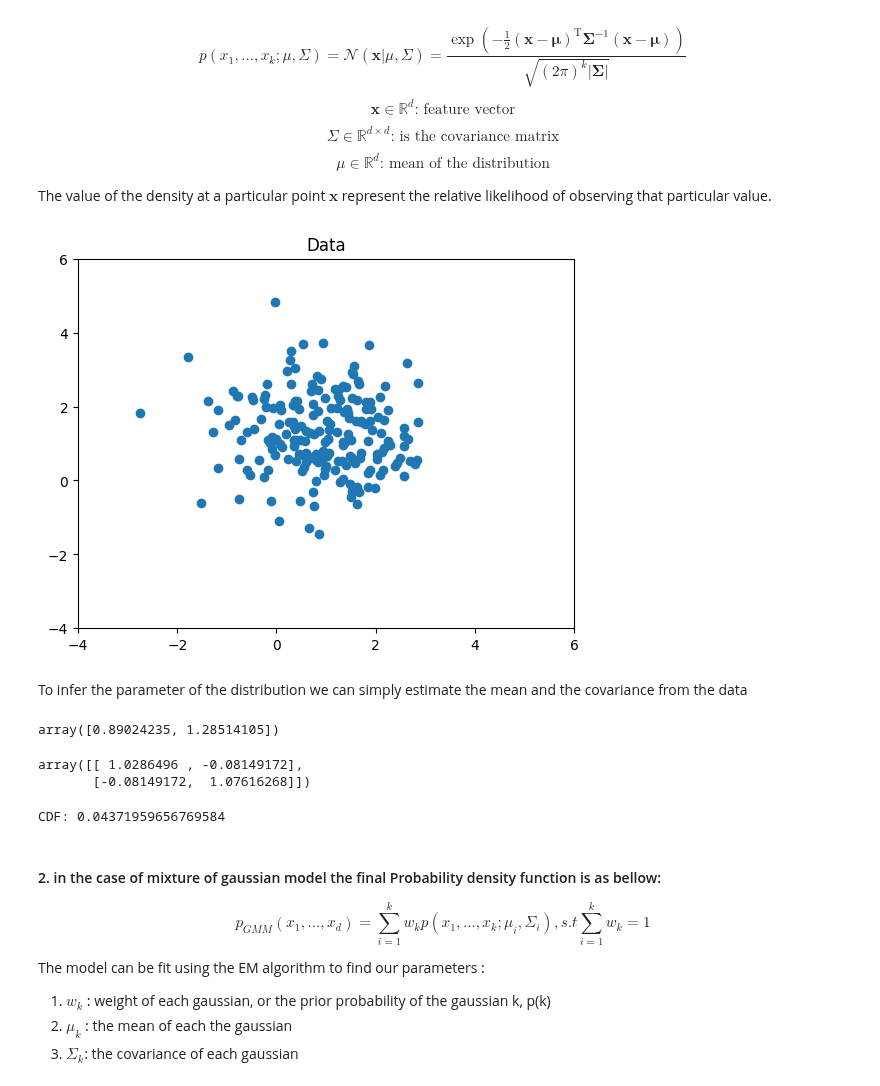
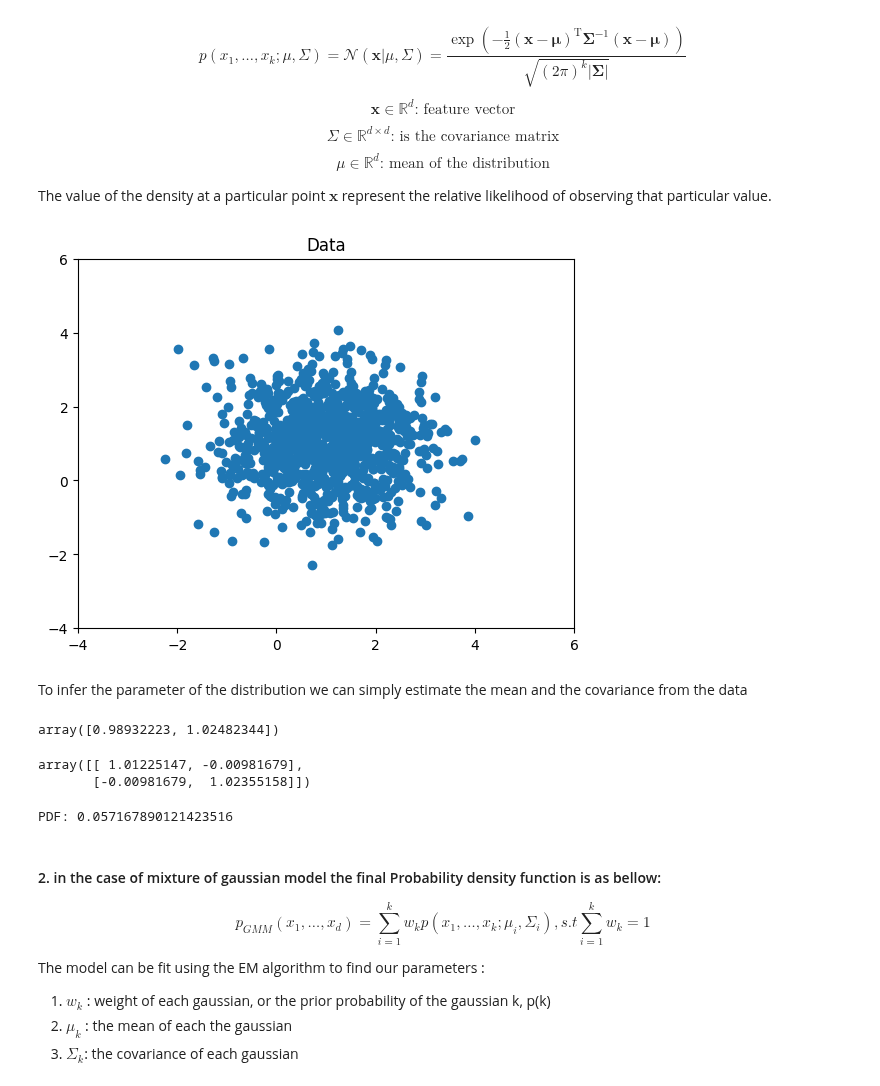
Before and after one commit to olethrosdc/machine-learning-neuch, a Jupyter notebook: MSc/src/GMM/Lab_6-Bayesian_Classifier_GMM.ipynb, the cells around one changed output. Cells and saved outputs as stored; diff of their text form; code cells hidden in the pictures.

```diff
--- a/MSc/src/GMM/Lab_6-Bayesian_Classifier_GMM.ipynb
+++ b/MSc/src/GMM/Lab_6-Bayesian_Classifier_GMM.ipynb
@@ -26,18 +26,18 @@ import matplotlib.pyplot as plt
 # %%
 X = np.random.multivariate_normal(mean=[1, 1],
                                   cov=[[1, 0],
                                        [0, 1]],
-                                  size=200)
+                                  size=1000)
 
 plt.figure()
 plt.scatter(X[:, 0], X[:, 1])
 plt.xlim(-4,6)
 plt.ylim(-4,6)
 plt.title("Data")
 plt.show()
 plt.close()
 # %% [output]
-[figure, old version]
+[figure, new version]
 # %% [markdown]
 To infer the parameter of the distribution we can simply estimate the mean and the covariance from the data
 # %%
@@ -47,19 +47,19 @@ cov_est = np.cov(X, rowvar=False)
 # %%
 mean_est
 # %% [output]
-array([0.89024235, 1.28514105])
+array([0.98932223, 1.02482344])
 # %%
 cov_est
 # %% [output]
-array([[ 1.0286496 , -0.08149172],
-       [-0.08149172,  1.07616268]])
+array([[ 1.01225147, -0.00981679],
+       [-0.00981679,  1.02355158]])
 # %%
 from scipy.stats import multivariate_normal as mvn
 dist = mvn(mean=mean_est, cov=cov_est)
 x = [0, 0]
-print("CDF:", dist.pdf(x))
+print("PDF:", dist.pdf(x))
 # %% [output]
-CDF: 0.04371959656769584
+PDF: 0.057167890121423516
 # %% [markdown]
 #### 2. in the case of mixture of gaussian model the final Probability density function is as bellow:
 
```
Also changed, not shown: parts of 7 cells of this notebook.
